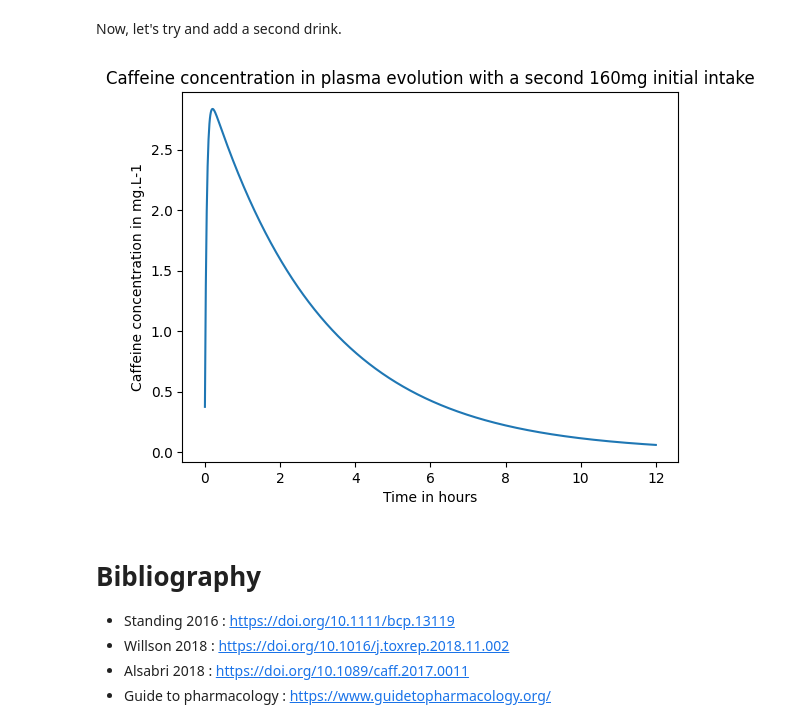
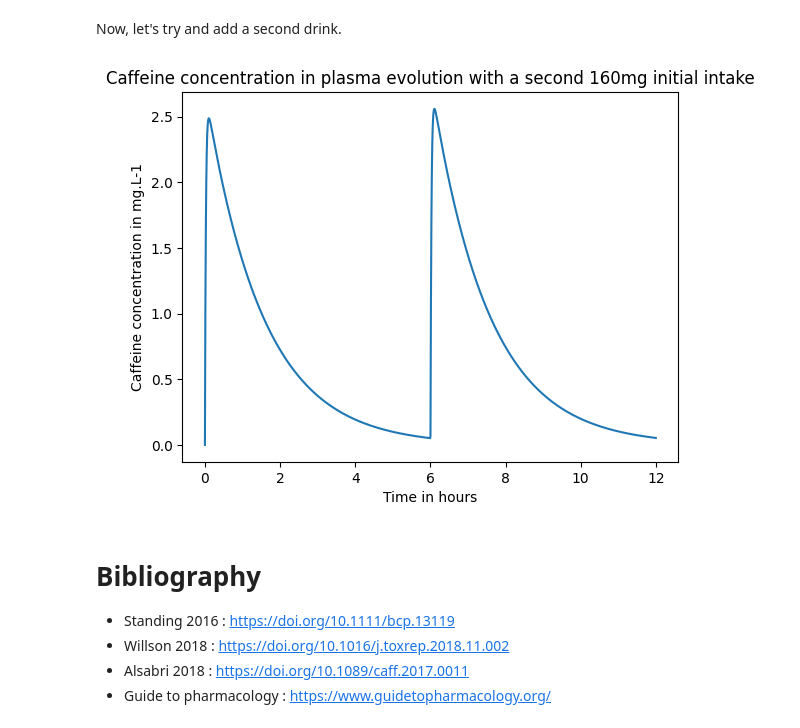
Before and after one commit to Evan-Le-Chenadec/caffeine-calculator, a Jupyter notebook: src/NotebookCaff.ipynb, the cells around one changed output. Saved outputs shown, nothing was run; the diff lists cells and outputs as text; code cells hidden in the pictures.

```diff
--- a/src/NotebookCaff.ipynb
+++ b/src/NotebookCaff.ipynb
@@ -58,40 +58,46 @@ Now, let's try and add a second drink.
 import numpy as np
 import matplotlib.pyplot as plt
 from scipy.integrate import odeint
 
 #We have 3 differential equations, with 2 constants :
 #The K01 absorption rate constant : 0.33 min^-1
 #The K02 elimination rate constant : 0.33 hour^-1 -> 19.8 min^-1
 
 K01 = 0.33   #minutes-1
 K02 = 0.33*60   #Minutes-1
 QConso = 160 #Quantity in mg
 
 def model(y,t,K01, K02):
     #Parameters
     A,B,C = y
     #The kinetics equations
     dydt = [-K01*A, K01*A - K02*B, K02*B]
     return dydt
 
 y0 = [QConso, 0, 0]
 t=np.linspace(0, 12, 1000)
-x = odeint(model, y0, t, args=(K01, K02))
+x1 = odeint(model, y0, t, args=(K01, K02))
 
-y0 = x[500] + [160, 0, 0]
-x = odeint(model, y0, t, args=(K01, K02))
+x0 = x1[900] + [160, 0, 0]
+x2 = odeint(model, x0, t, args=(K01, K02))
 
 B_plot=[]
-for i in range(len(x)):
-    B_plot.append(x[i][1])
 
-plt.plot(t, B_plot)
+for i in range(len(x1)):
+    B_plot.append(x1[i][1])
+
+for i in range(len(x2)):
+    B_plot.append(x2[i][1])
+
+tf = np.linspace(0, 12, 2000)
+
+plt.plot(tf, B_plot)
 plt.title("Caffeine concentration in plasma evolution with a second 160mg initial intake")
 plt.ylabel("Caffeine concentration in mg.L-1")
 plt.xlabel("Time in hours")
 plt.show()
 # %% [output]
-[figure, old version]
+[figure, new version]
 # %% [markdown]
 # Bibliography
 
```
Also changed, not shown: parts of 1 cell of this notebook, 1 other file.
